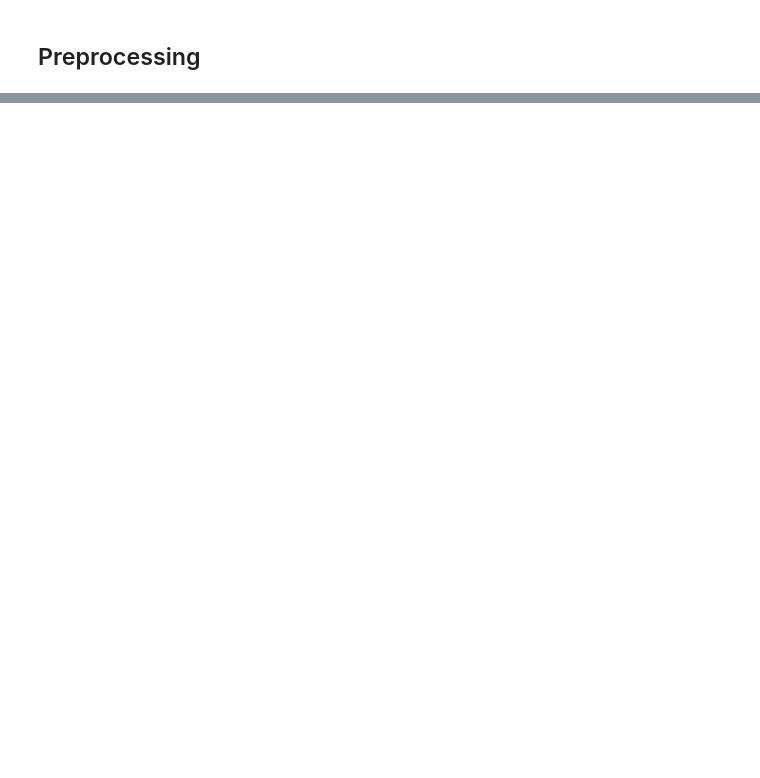
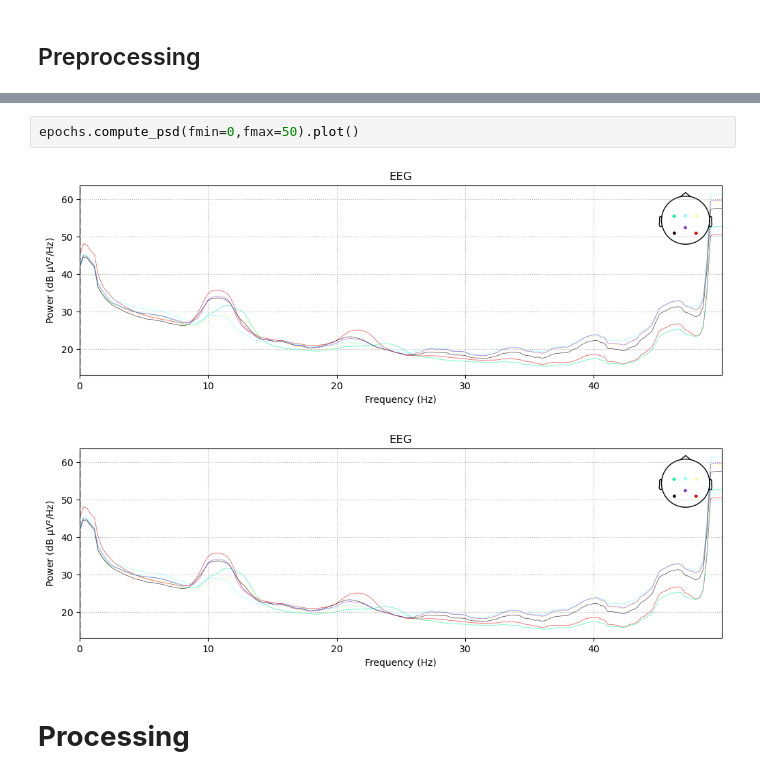
Before and after one commit to WasupolHengsritawat/Two-dimensional-Movement-Control-BCI, a Jupyter notebook: MI_offline_classification.ipynb, the cells around one changed output, grey strips where cells are left out. Saved outputs shown, nothing was run; the diff lists cells and outputs as text; blank space fills up the shorter version.

```diff
--- a/MI_offline_classification.ipynb
+++ b/MI_offline_classification.ipynb
@@ -800,0 +103,7 @@ plt.show()
+# %%
+epochs.compute_psd(fmin=0,fmax=50).plot()
+# %% [output]
+[figure, added]
+[figure, added]
+# %% [markdown]
+# **Processing**
```
Also changed, not shown: parts of 92 cells of this notebook.
